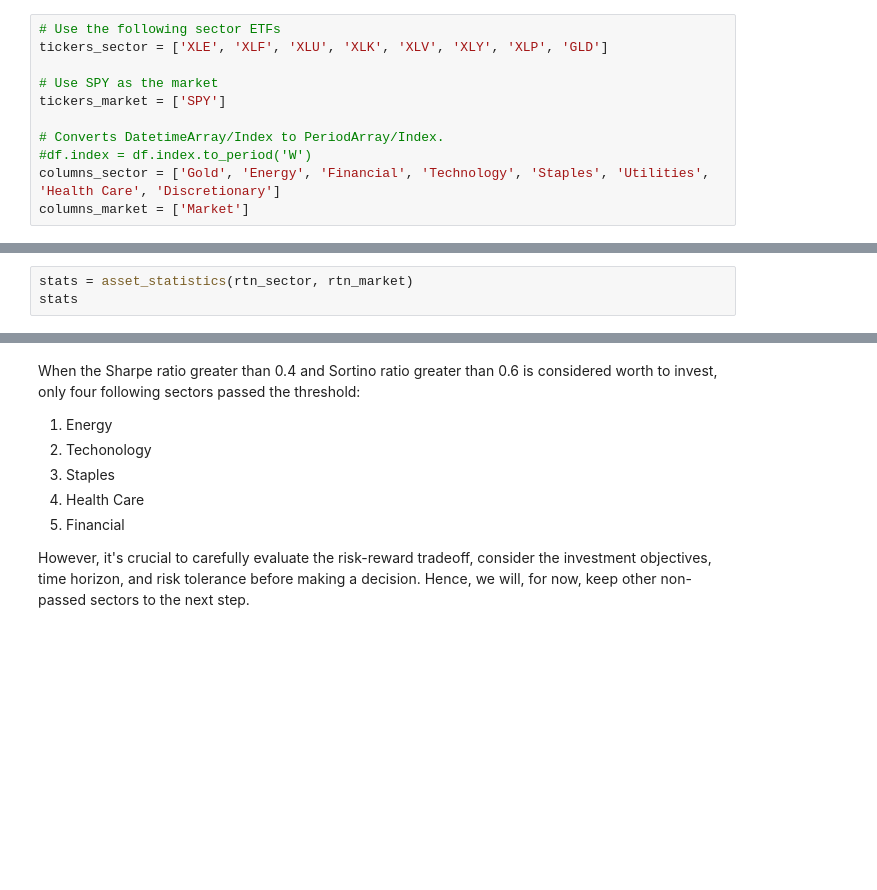
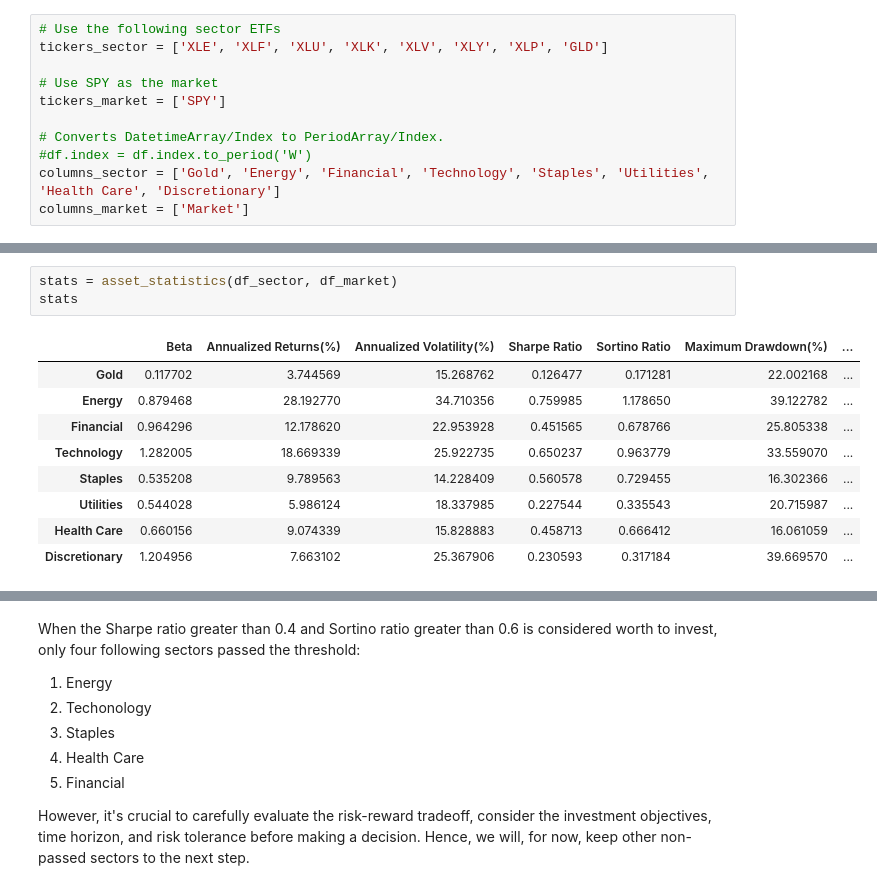
Before and after one commit to HyunminHong/MPT, a Jupyter notebook: Sector_Portfolio.ipynb, the cells around one changed output, grey strips where cells are left out. Saved outputs shown, nothing was run; the diff lists cells and outputs as text; blank space fills up the shorter version.

Commit message:
MPT portfolio statistics

```diff
--- a/Sector_Portfolio.ipynb
+++ b/Sector_Portfolio.ipynb
@@ -210,6 +296,16 @@ rtn_market = asset_return(df_market)
 # %%
-stats = asset_statistics(rtn_sector, rtn_market)
+stats = asset_statistics(df_sector, df_market)
 stats
+# %% [output]
+|  | Beta | Annualized Returns(%) | Annualized Volatility(%) | Sharpe Ratio | Sortino Ratio | Maximum Drawdown(%) | ... |
+| Gold | 0.117702 | 3.744569 | 15.268762 | 0.126477 | 0.171281 | 22.002168 | ... |
+| Energy | 0.879468 | 28.192770 | 34.710356 | 0.759985 | 1.178650 | 39.122782 | ... |
+| Financial | 0.964296 | 12.178620 | 22.953928 | 0.451565 | 0.678766 | 25.805338 | ... |
+| Technology | 1.282005 | 18.669339 | 25.922735 | 0.650237 | 0.963779 | 33.559070 | ... |
+| Staples | 0.535208 | 9.789563 | 14.228409 | 0.560578 | 0.729455 | 16.302366 | ... |
+| Utilities | 0.544028 | 5.986124 | 18.337985 | 0.227544 | 0.335543 | 20.715987 | ... |
+| Health Care | 0.660156 | 9.074339 | 15.828883 | 0.458713 | 0.666412 | 16.061059 | ... |
+| Discretionary | 1.204956 | 7.663102 | 25.367906 | 0.230593 | 0.317184 | 39.669570 | ... |
 # %%
 # Define the x-axis positions for the bars
 pos = np.arange(len(stats))
```
Also changed, not shown: parts of 15 cells of this notebook.
